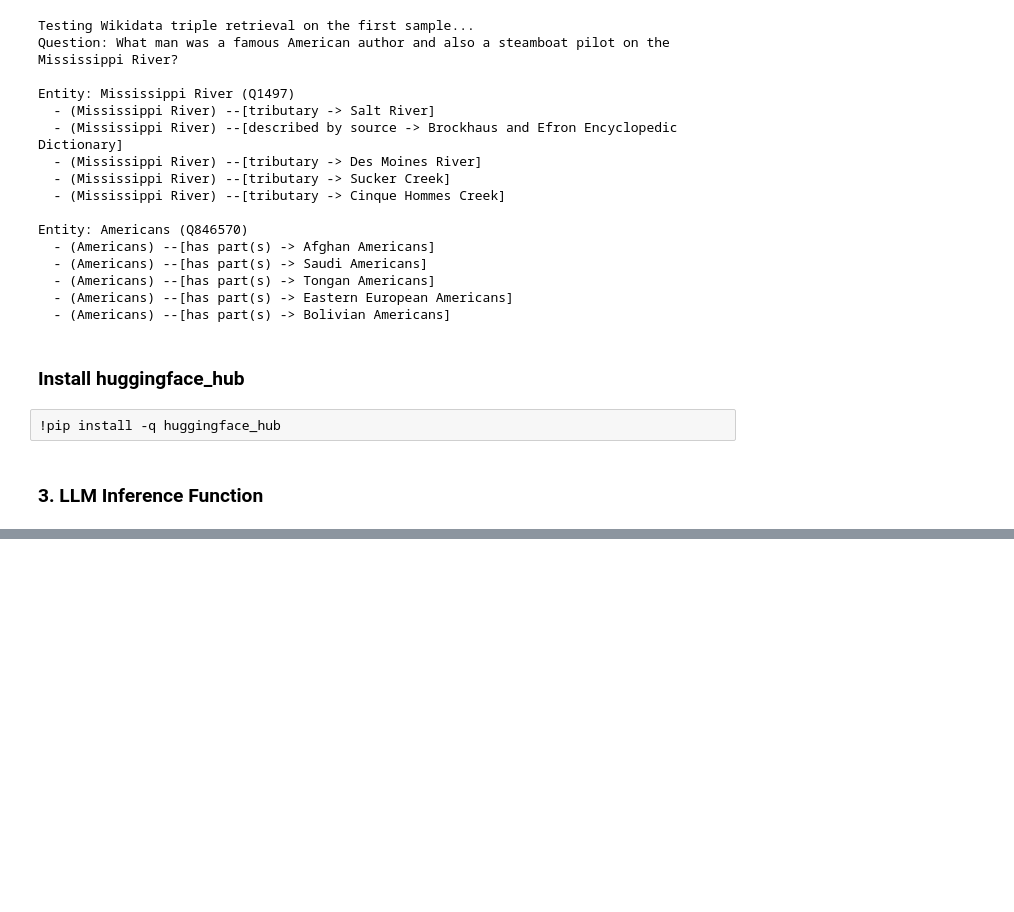
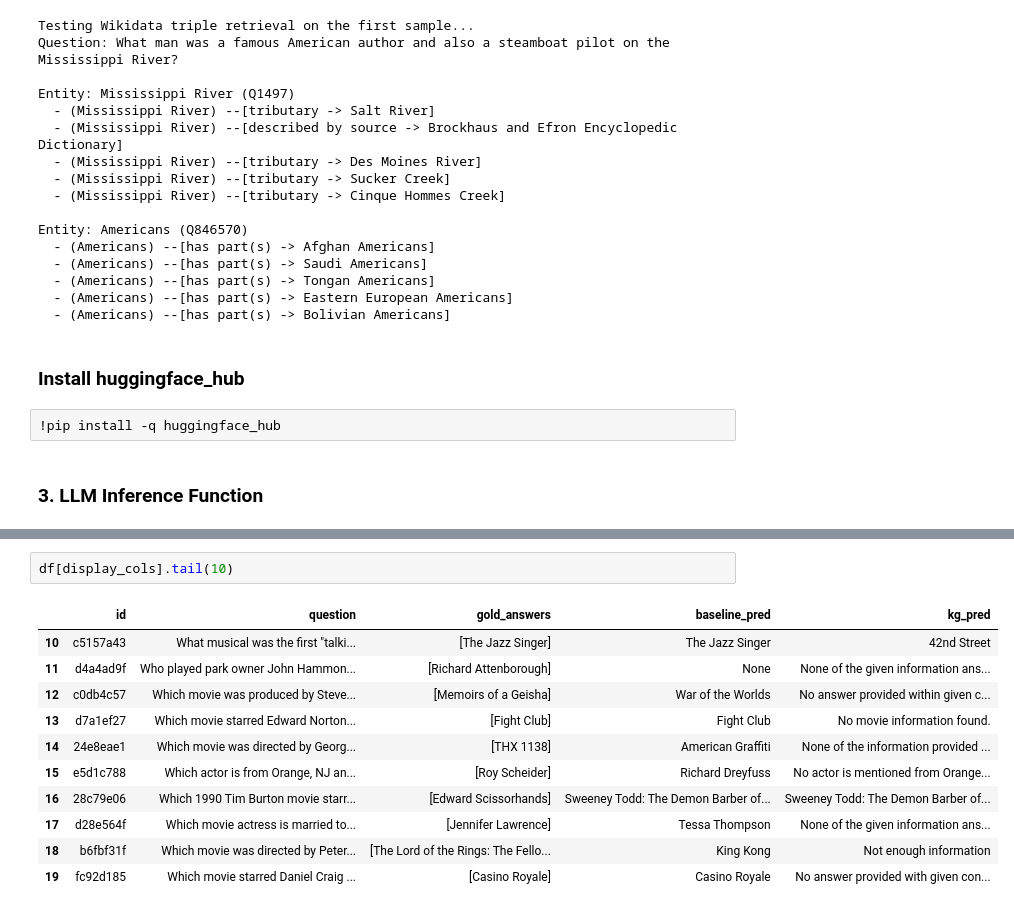
Before and after one commit to datsay/kg-enhanced-qa-mintaka, a Jupyter notebook: experiment.ipynb, the cells around one changed output, grey strips where cells are left out. Saved outputs shown, nothing was run; the diff lists cells and outputs as text; blank space fills up the shorter version.

```diff
--- a/experiment.ipynb
+++ b/experiment.ipynb
@@ -220,0 +338,14 @@ Answer: Mark Twain.
+# %%
+df[display_cols].tail(10)
+# %% [output]
+|  | id | question | gold_answers | baseline_pred | kg_pred |
+| 10 | c5157a43 | What musical was the first "talki... | [The Jazz Singer] | The Jazz Singer | 42nd Street |
+| 11 | d4a4ad9f | Who played park owner John Hammon... | [Richard Attenborough] | None | None of the given information ans... |
+| 12 | c0db4c57 | Which movie was produced by Steve... | [Memoirs of a Geisha] | War of the Worlds | No answer provided within given c... |
+| 13 | d7a1ef27 | Which movie starred Edward Norton... | [Fight Club] | Fight Club | No movie information found. |
+| 14 | 24e8eae1 | Which movie was directed by Georg... | [THX 1138] | American Graffiti | None of the information provided ... |
+| 15 | e5d1c788 | Which actor is from Orange, NJ an... | [Roy Scheider] | Richard Dreyfuss | No actor is mentioned from Orange... |
+| 16 | 28c79e06 | Which 1990 Tim Burton movie starr... | [Edward Scissorhands] | Sweeney Todd: The Demon Barber of... | Sweeney Todd: The Demon Barber of... |
+| 17 | d28e564f | Which movie actress is married to... | [Jennifer Lawrence] | Tessa Thompson | None of the given information ans... |
+| 18 | b6fbf31f | Which movie was directed by Peter... | [The Lord of the Rings: The Fello... | King Kong | Not enough information |
+| 19 | fc92d185 | Which movie starred Daniel Craig ... | [Casino Royale] | Casino Royale | No answer provided with given con... |
```
Also changed, not shown: parts of 4 cells of this notebook.
